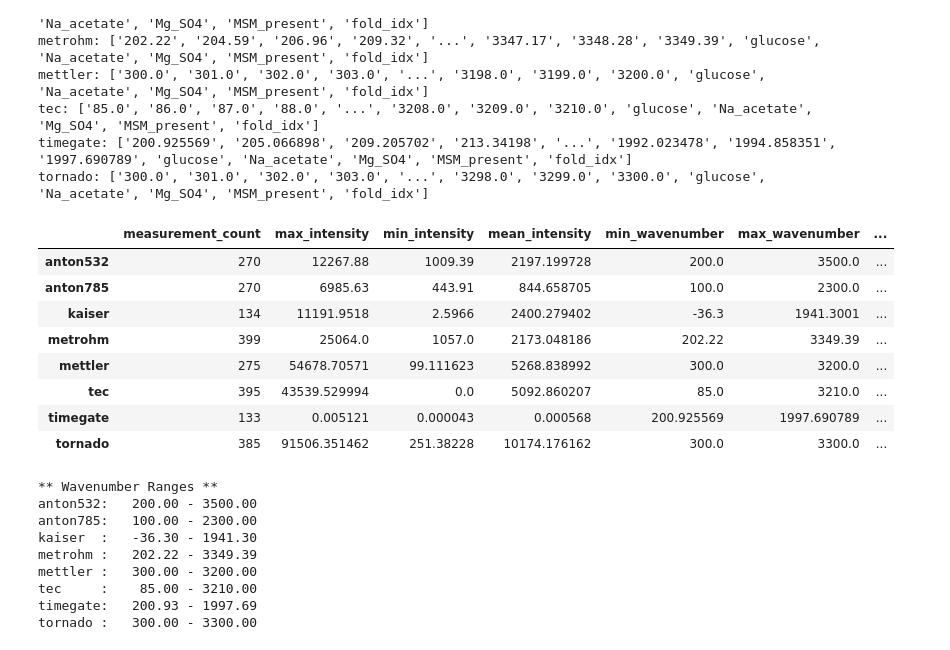
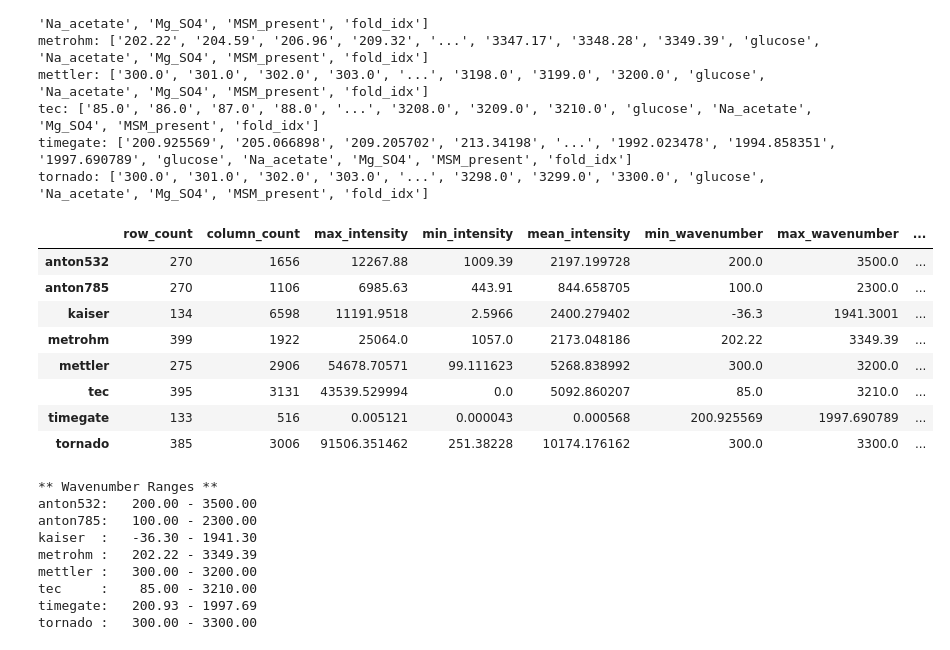
Before and after one commit to J-Brannigan/dig4bio, a Jupyter notebook: notebooks/01_initial_eda.ipynb, the cells around one changed output. Saved outputs shown, nothing was run; the diff lists cells and outputs as text; code cells hidden in the pictures.

```diff
--- a/notebooks/01_initial_eda.ipynb
+++ b/notebooks/01_initial_eda.ipynb
@@ -36,43 +36,44 @@ wavenumbers = {}
 summary_stats={}
 
 for model,df in raw_by_model.items():
 
     numeric_cols = pd.to_numeric(df.columns, errors="coerce") # type: ignore
     spectral_cols = df.columns[numeric_cols.notna()]
     model_wavenumbers = numeric_cols[numeric_cols.notna()].astype(float)
 
     spacing = np.diff(model_wavenumbers)
 
     wavenumbers[model] =  model_wavenumbers.to_numpy()
     summary_stats[model] = {
-            'measurement_count': df.shape[0],
+            'row_count': df.shape[0],
+            'column_count': df.shape[1],
             'max_intensity': np.max(df[spectral_cols]),
             'min_intensity': np.min(df[spectral_cols]),
             'mean_intensity': np.mean(df[spectral_cols]),
             'min_wavenumber': model_wavenumbers.min(),
             'max_wavenumber': model_wavenumbers.max(),
             'wavenumber_counts': len(model_wavenumbers),
             "min_wn_spacing": spacing.min(),
             "max_wn_spacing": spacing.max(),
             "median_wn_spacing": np.median(spacing),
             "unique_spacing": np.unique(np.round(spacing, 4)),
             "roughly_evenly_spaced": np.allclose(spacing, np.median(spacing), atol=10**-4),
             'Memory Usage (Mb)': round(df.memory_usage().sum()*10**-6,2),
             'Null Count': np.sum(df.isna())
             }
 
 summary_stats_df = pd.DataFrame(summary_stats).transpose()
 summary_stats_df
 # %% [output]
-|  | measurement_count | max_intensity | min_intensity | mean_intensity | min_wavenumber | max_wavenumber | ... |
-| anton532 | 270 | 12267.88 | 1009.39 | 2197.199728 | 200.0 | 3500.0 | ... |
-| anton785 | 270 | 6985.63 | 443.91 | 844.658705 | 100.0 | 2300.0 | ... |
-| kaiser | 134 | 11191.9518 | 2.5966 | 2400.279402 | -36.3 | 1941.3001 | ... |
-| metrohm | 399 | 25064.0 | 1057.0 | 2173.048186 | 202.22 | 3349.39 | ... |
-| mettler | 275 | 54678.70571 | 99.111623 | 5268.838992 | 300.0 | 3200.0 | ... |
-| tec | 395 | 43539.529994 | 0.0 | 5092.860207 | 85.0 | 3210.0 | ... |
-| timegate | 133 | 0.005121 | 0.000043 | 0.000568 | 200.925569 | 1997.690789 | ... |
-| tornado | 385 | 91506.351462 | 251.38228 | 10174.176162 | 300.0 | 3300.0 | ... |
+|  | row_count | column_count | max_intensity | min_intensity | mean_intensity | min_wavenumber | max_wavenumber | ... |
+| anton532 | 270 | 1656 | 12267.88 | 1009.39 | 2197.199728 | 200.0 | 3500.0 | ... |
+| anton785 | 270 | 1106 | 6985.63 | 443.91 | 844.658705 | 100.0 | 2300.0 | ... |
+| kaiser | 134 | 6598 | 11191.9518 | 2.5966 | 2400.279402 | -36.3 | 1941.3001 | ... |
+| metrohm | 399 | 1922 | 25064.0 | 1057.0 | 2173.048186 | 202.22 | 3349.39 | ... |
+| mettler | 275 | 2906 | 54678.70571 | 99.111623 | 5268.838992 | 300.0 | 3200.0 | ... |
+| tec | 395 | 3131 | 43539.529994 | 0.0 | 5092.860207 | 85.0 | 3210.0 | ... |
+| timegate | 133 | 516 | 0.005121 | 0.000043 | 0.000568 | 200.925569 | 1997.690789 | ... |
+| tornado | 385 | 3006 | 91506.351462 | 251.38228 | 10174.176162 | 300.0 | 3300.0 | ... |
 # %%
 print('** Wavenumber Ranges **')
 name_width = max(len(model) for model in summary_stats)
```
Also changed, not shown: parts of 2 cells of this notebook, 3 other files.
